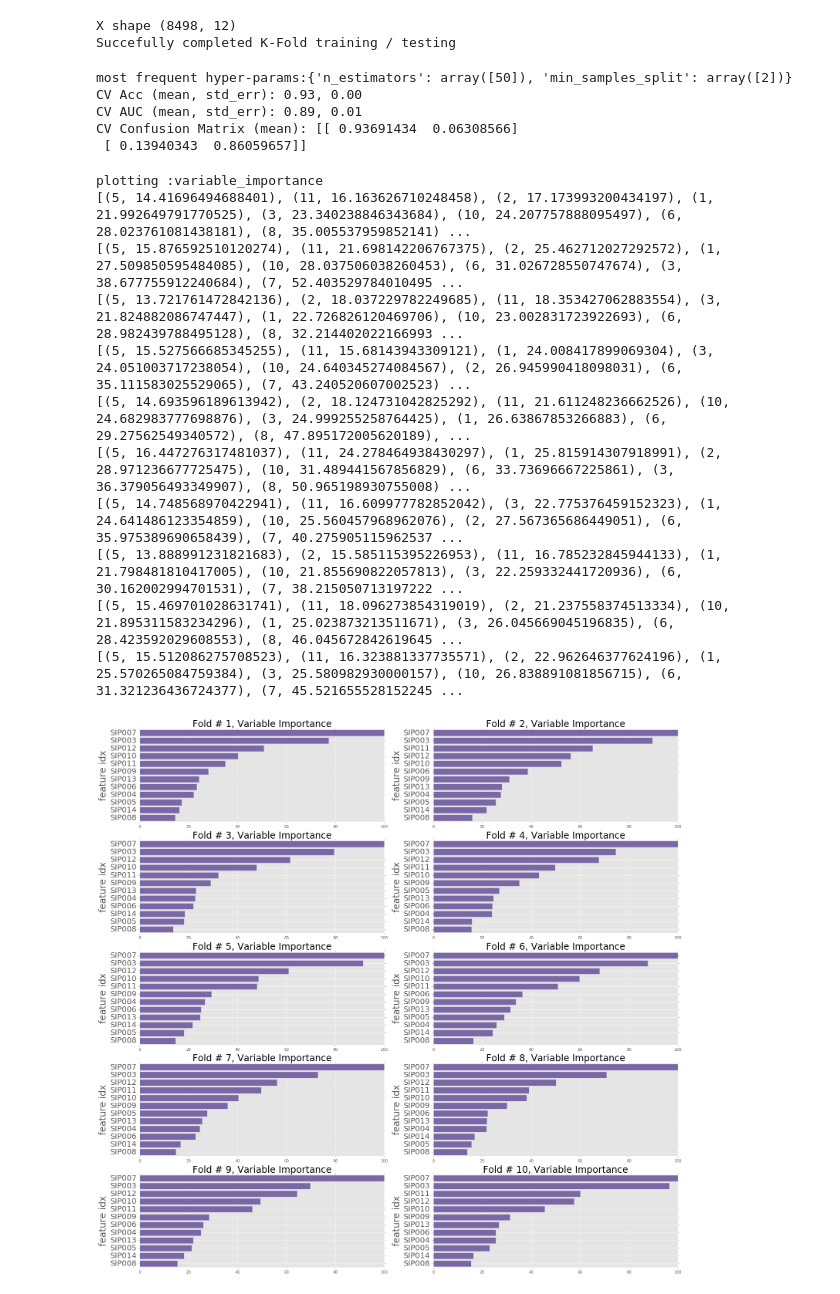
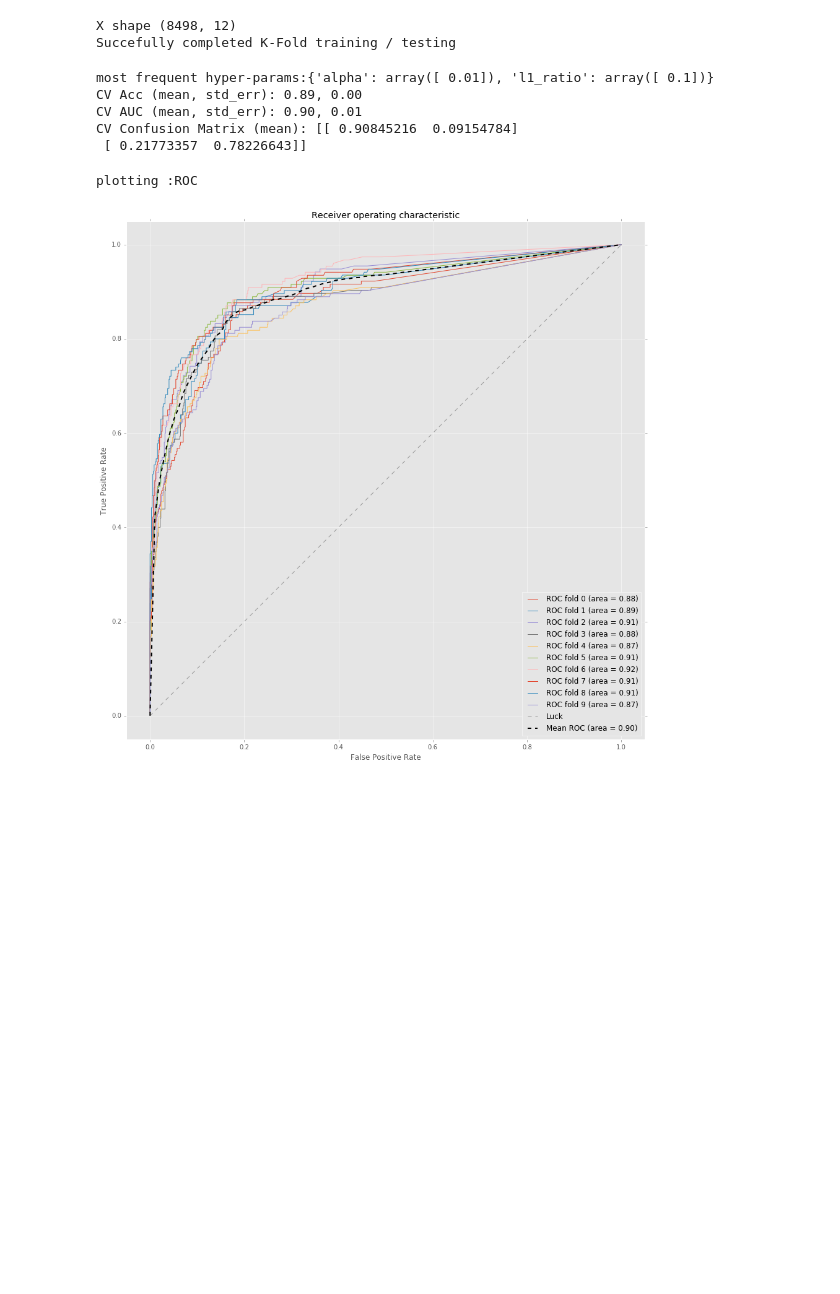
Before and after one commit to TIGRLab/NI-ML, a Jupyter notebook: models/notebooks/PNC_ML_models.ipynb, the cells around one changed output. Cells and saved outputs as stored; diff of their text form; code cells hidden in the pictures; blank space fills up the shorter version.

Commit message:
Change to PNC Classfication script to include elasticnet functionality

```diff
--- a/models/notebooks/PNC_ML_models.ipynb
+++ b/models/notebooks/PNC_ML_models.ipynb
@@ -131,16 +110,25 @@ from sklearn.metrics import mean_squared_error as mse
 plt.style.use('ggplot')
 # %%
 #Pick model with its configs/hyper-params
-model_list = ['LR_L1', 'RFC']
+model_list = ['LR_L1','ENet']
 model_choice_id = 1
 model_choice = model_list[model_choice_id]
 
 if model_choice == 'LR_L1':
     model_clf = LogisticRegression(penalty='l1',n_jobs=4,class_weight='balanced')
     hyper_params = {'C':[0.01,.1,1,10]}
-    scale_data = False #Scales features (z-score)
+    scale_data = True #Scales features (z-score)
     inner_loop = True #only needed to optimize hyper-params
     compute_feat_imp = True #The learned weights of each variable
+    predict_prob = True
+
+elif model_choice == 'ENet':
+    model_clf = SGDClassifier(penalty='elasticnet',loss='log')
+    hyper_params = {'alpha':[0.01,.1,1,2],'l1_ratio':[0.1,0.25,0.5,0.75,0.9]}
+    scale_data = True #Scales features (z-score)
+    inner_loop = True #only needed to optimize hyper-params
+    compute_feat_imp = True #The learned weights of each variable
+    predict_prob = True
 
 elif model_choice == 'SVR':
     model_clf = SVR()
@@ -148,6 +136,7 @@ elif model_choice == 'SVR':
     scale_data = True #Scales HC and CT features
     inner_loop = True #only needed to optimize hyper-params
     compute_feat_imp = False
+    predict_prob = True
 
 elif model_choice == 'RFC':
     model_clf = RandomForestClassifier(n_jobs=4,class_weight='balanced' )
@@ -155,6 +144,7 @@ elif model_choice == 'RFC':
     scale_data = False
     inner_loop = True #only needed to optimize hyper-params
     compute_feat_imp = True   #RF oob based feature importance
+    predict_prob = True
 
 else:
     print "Unknown model choice"
@@ -199,7 +189,7 @@ if train_clf:
     dview.push(dict(computeOuterFold = computeOuterFold))
     dview.push(dict(innerCVLoop = innerCVLoop))
     mapfunc = partial(computeOuterFold, model_clf=model_clf, hyper_params=hyper_params, inner_loop=inner_loop,
-                  model_type=model_choice)
+                  model_type=model_choice,  predict_prob=predict_prob)
     parallel_result = dview.map_sync(mapfunc, X_train, y_train, X_valid, y_valid)
 
     hp_dict = collections.defaultdict(list)
@@ -256,11 +246,11 @@ print 'CV Acc (mean, std_err): {:04.2f}, {:04.2f}'.format(np.mean(CV_Acc_valid),
 print 'CV AUC (mean, std_err): {:04.2f}, {:04.2f}'.format(np.mean(CV_AUC_valid),stats.sem(CV_AUC_valid))
 print 'CV Confusion Matrix (mean): {}'.format(np.mean(np.array(CV_CM_valid),axis=0))
 # %% [output]
-most frequent hyper-params:{'n_estimators': array([50]), 'min_samples_split': array([2])}
-CV Acc (mean, std_err): 0.93, 0.00
-CV AUC (mean, std_err): 0.89, 0.01
-CV Confusion Matrix (mean): [[ 0.93691434  0.06308566]
- [ 0.13940343  0.86059657]]
+most frequent hyper-params:{'alpha': array([ 0.01]), 'l1_ratio': array([ 0.1])}
+CV Acc (mean, std_err): 0.89, 0.00
+CV AUC (mean, std_err): 0.90, 0.01
+CV Confusion Matrix (mean): [[ 0.90845216  0.09154784]
+ [ 0.21773357  0.78226643]]
 # %%
 # Save CV results to a file
 save_model_path = baseline_dir + 'exp_results/'
@@ -288,9 +278,9 @@ save_fig = False
 save_model_path = baseline_dir + 'exp_results/'
 
 #Pick 1 figure to plot:
-plot_feat_imp = True
+plot_feat_imp = False
 plot_CM = False
-plot_roc = False
+plot_roc = True
 
 if plot_feat_imp:
     plot_name = 'variable_importance'
@@ -350,45 +340,35 @@ elif plot_roc:
     for i, (fpr, tpr) in enumerate(CV_fpr_tpr):
         mean_tpr += interp(mean_fpr, fpr, tpr)
         mean_tpr[0] = 0.0
         roc_auc = auc(fpr, tpr)
         plt.plot(fpr, tpr, lw=1, label='ROC fold %d (area = %0.2f)' % (i, roc_auc))
 
     plt.plot([0, 1], [0, 1], '--', color=(0.6, 0.6, 0.6), label='Luck')
 
     mean_tpr /= len(CV_fpr_tpr)
     mean_tpr[-1] = 1.0
     mean_auc = auc(mean_fpr, mean_tpr)
     plt.plot(mean_fpr, mean_tpr, 'k--',
              label='Mean ROC (area = %0.2f)' % mean_auc, lw=2)
 
     plt.xlim([-0.05, 1.05])
     plt.ylim([-0.05, 1.05])
     plt.xlabel('False Positive Rate')
     plt.ylabel('True Positive Rate')
     plt.title('Receiver operating characteristic')
     plt.legend(loc="lower right")
 
 else:
     print 'No figures to plot'
 
 #Save figure
 if save_fig:
     print "saving figure to: {}".format(save_model_path)
     box_fig = plt.gcf()
     box_fig.savefig('{}{}_{}_{}.png'.format(save_model_path, model_choice,plot_name,exp_name), bbox_inches='tight')
 # %% [output]
-plotting :variable_importance
-[(5, 14.41696494688401), (11, 16.163626710248458), (2, 17.173993200434197), (1, 21.992649791770525), (3, 23.340238846343684), (10, 24.207757888095497), (6, 28.023761081438181), (8, 35.005537959852141) ...
-[(5, 15.876592510120274), (11, 21.698142206767375), (2, 25.462712027292572), (1, 27.509850595484085), (10, 28.037506038260453), (6, 31.026728550747674), (3, 38.677755912240684), (7, 52.403529784010495 ...
-[(5, 13.721761472842136), (2, 18.037229782249685), (11, 18.353427062883554), (3, 21.824882086747447), (1, 22.726826120469706), (10, 23.002831723922693), (6, 28.982439788495128), (8, 32.214402022166993 ...
-[(5, 15.527566685345255), (11, 15.68143943309121), (1, 24.008417899069304), (3, 24.051003717238054), (10, 24.640345274084567), (2, 26.945990418098031), (6, 35.111583025529065), (7, 43.240520607002523) ...
-[(5, 14.693596189613942), (2, 18.124731042825292), (11, 21.611248236662526), (10, 24.682983777698876), (3, 24.999255258764425), (1, 26.63867853266883), (6, 29.27562549340572), (8, 47.895172005620189), ...
-[(5, 16.447276317481037), (11, 24.278464938430297), (1, 25.815914307918991), (2, 28.971236677725475), (10, 31.489441567856829), (6, 33.73696667225861), (3, 36.379056493349907), (8, 50.965198930755008) ...
-[(5, 14.748568970422941), (11, 16.609977782852042), (3, 22.775376459152323), (1, 24.641486123354859), (10, 25.560457968962076), (2, 27.567365686449051), (6, 35.975389690658439), (7, 40.275905115962537 ...
-[(5, 13.888991231821683), (2, 15.585115395226953), (11, 16.785232845944133), (1, 21.798481810417005), (10, 21.855690822057813), (3, 22.259332441720936), (6, 30.162002994701531), (7, 38.215050713197222 ...
-[(5, 15.469701028631741), (11, 18.096273854319019), (2, 21.237558374513334), (10, 21.895311583234296), (1, 25.023873213511671), (3, 26.045669045196835), (6, 28.423592029608553), (8, 46.045672842619645 ...
-[(5, 15.512086275708523), (11, 16.323881337735571), (2, 22.962646377624196), (1, 25.570265084759384), (3, 25.580982930000157), (10, 26.838891081856715), (6, 31.321236436724377), (7, 45.521655528152245 ...
+plotting :ROC
-[figure, old version]
+[figure, new version]
 # %%
 # Some Defs needed to run the code above
 
```
Also changed, not shown: parts of 6 cells of this notebook.
